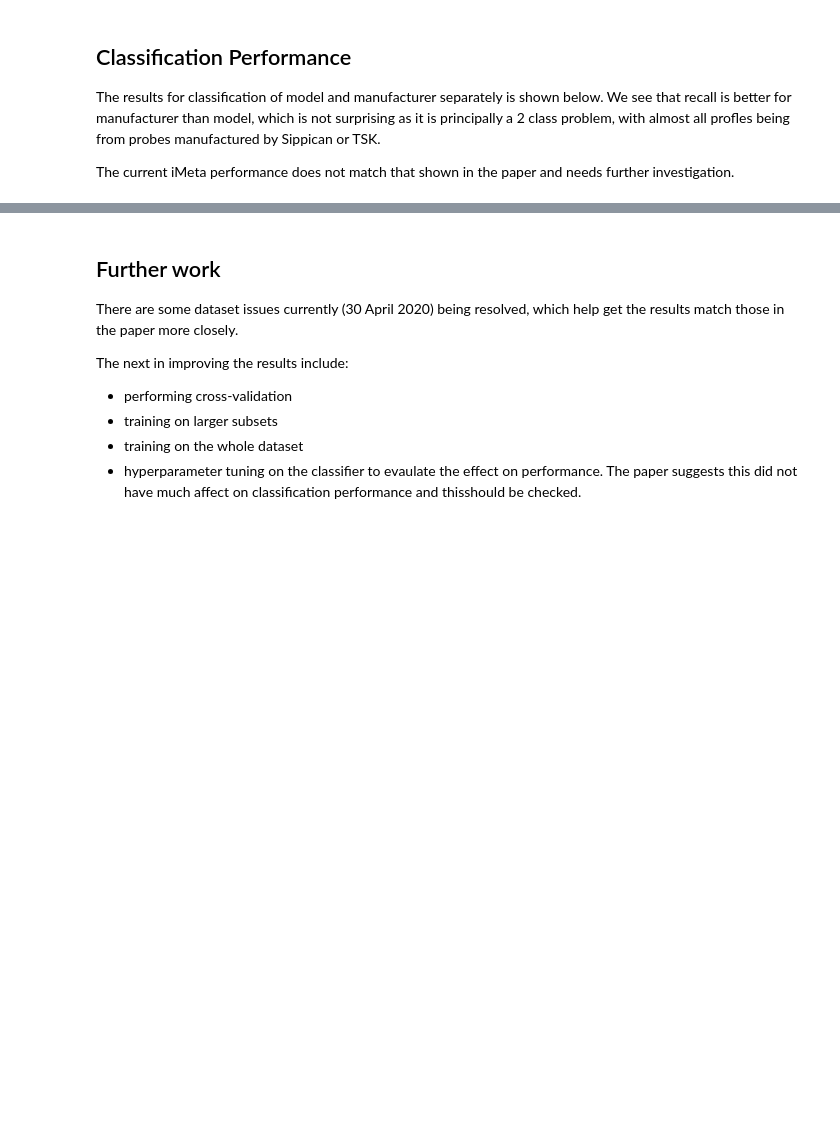
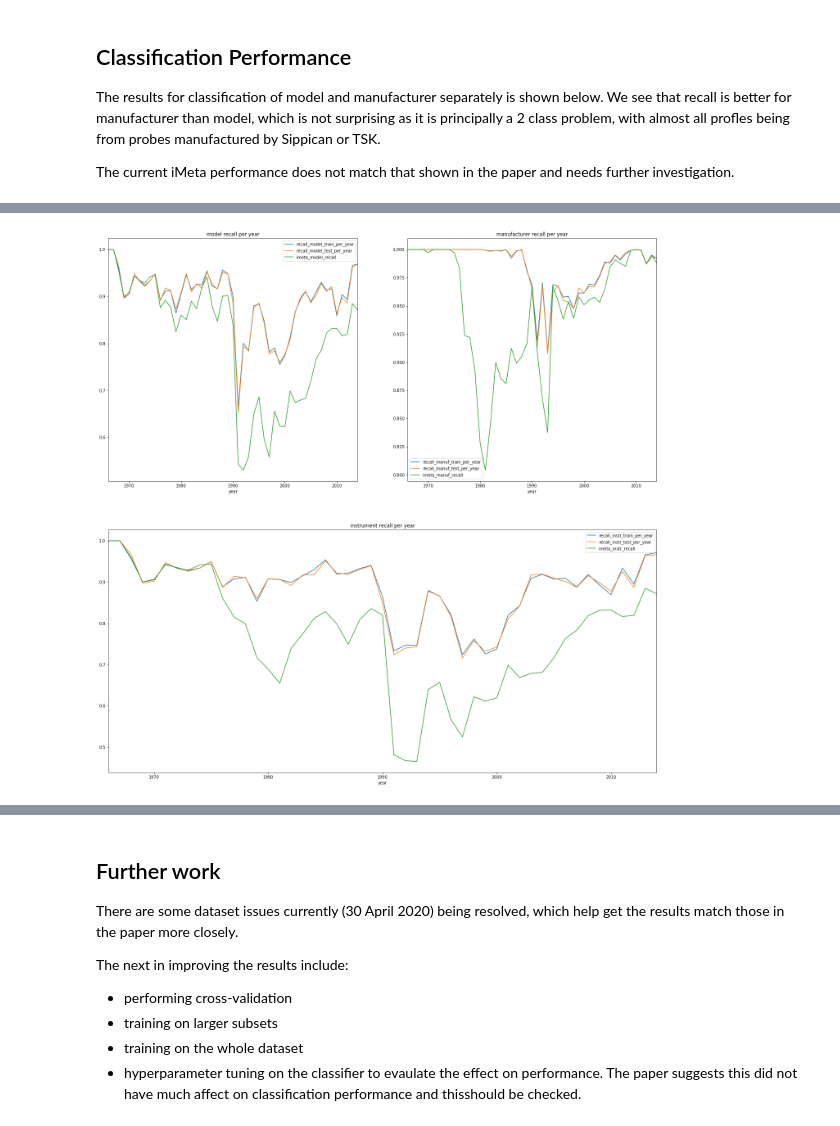
Before and after one commit to MetOffice/XBTs_classification, a Jupyter notebook: classification/first_ml_paper.ipynb, the cells around one changed output, grey strips where cells are left out. Drawn from its saved outputs; the diff is of its cells as text; code cells hidden in the pictures; blank space fills up the shorter version.

Commit message:
#8 Updated the plots to reproduce classification for probe type (combined model/manufacturer) to get the same plots as in the paper. Figure 2 and figure 3 are still outstanding.

```diff
--- a/classification/first_ml_paper.ipynb
+++ b/classification/first_ml_paper.ipynb
@@ -107,0 +144,6 @@ Error processing manufacturer 2015 - Found array with 0 sample(s) (shape=(0,)) w
+# %%
+eval_progress = ipywidgets.IntProgress(min=env_date_ranges[environment][0],
+                                           max= env_date_ranges[environment][1],
+                                          description='Evaluating',
+                                          bar_style='info')
+eval_progress
@@ -218,0 +249,31 @@ results_df.plot.line(x='year',y=['recall_model_train_per_year','recall_model_tes
+# %%
+res_instr_df = pandas.DataFrame({
+'year' :list( results_instrument1.keys()),
+'recall_instr_train_per_year' : [
+    numpy.sum(numpy.array(results_instrument1[year1]['metrics_train'][1])
+    * numpy.array(results_instrument1[year1]['metrics_train'][3]))
+    / sum(results_instrument1[year1]['metrics_train'][3])
+    for year1 in results_instrument1.keys()],
+'precision_instr_train_per_year' : [
+    numpy.sum(numpy.array(results_instrument1[year1]['metrics_train'][0])
+    * numpy.array(results_instrument1[year1]['metrics_train'][3]))
+    / sum(results_instrument1[year1]['metrics_train'][3])
+    for year1 in results_instrument1.keys()],
+'recall_instr_test_per_year' : [
+    numpy.sum(numpy.array(results_instrument1[year1]['metrics_test'][1])
+    * numpy.array(results_instrument1[year1]['metrics_test'][3]))
+    / sum(results_instrument1[year1]['metrics_test'][3])
+    for year1 in results_instrument1.keys()],
+'precision_instr_test_per_year' : [
+    numpy.sum(numpy.array(results_instrument1[year1]['metrics_test'][0])
+    * numpy.array(results_instrument1[year1]['metrics_test'][3]))
+    / sum(results_instrument1[year1]['metrics_test'][3])
+    for year1 in results_instrument1.keys()],
+})
+res_instr_df.sort_values(by='year', inplace=True)
+# %%
+results_df = pandas.merge(res_model_df, res_manuf_df).merge(res_instr_df).merge(imeta_res_df).merge(
+    pandas.DataFrame.from_dict({
+        'year': xbt_labelled['year'].value_counts(sort=False).index,
+        'num_samples': xbt_labelled['year'].value_counts(sort=False).values,
+    }))
@@ -218,0 +286,10 @@ results_df.plot.line(x='year',y=['recall_model_train_per_year','recall_model_tes
+# %%
+fig_recall_per_year = matplotlib.pyplot.figure('fig_recall_per_year', figsize=(24, 24))
+ax_recall_model = fig_recall_per_year.add_subplot(221, title='model recall per year')
+_ = results_df.plot.line(ax=ax_recall_model, x='year',y=['recall_model_train_per_year','recall_model_test_per_year','imeta_model_recall'] )
+ax_recall_manuf = fig_recall_per_year.add_subplot(222, title='manufacturer recall per year')
+_ = results_df.plot.line(ax=ax_recall_manuf, x='year',y=['recall_manuf_train_per_year','recall_manuf_test_per_year','imeta_manuf_recall'], )
+ax_recall_instr = fig_recall_per_year.add_subplot(212, title='instrument recall per year')
+_ = results_df.plot.line(ax=ax_recall_instr, x='year',y=['recall_instr_train_per_year','recall_instr_test_per_year','imeta_instr_recall'], )
+# %% [output]
+[figure, added]
```
Also changed, not shown: parts of 29 cells of this notebook.
